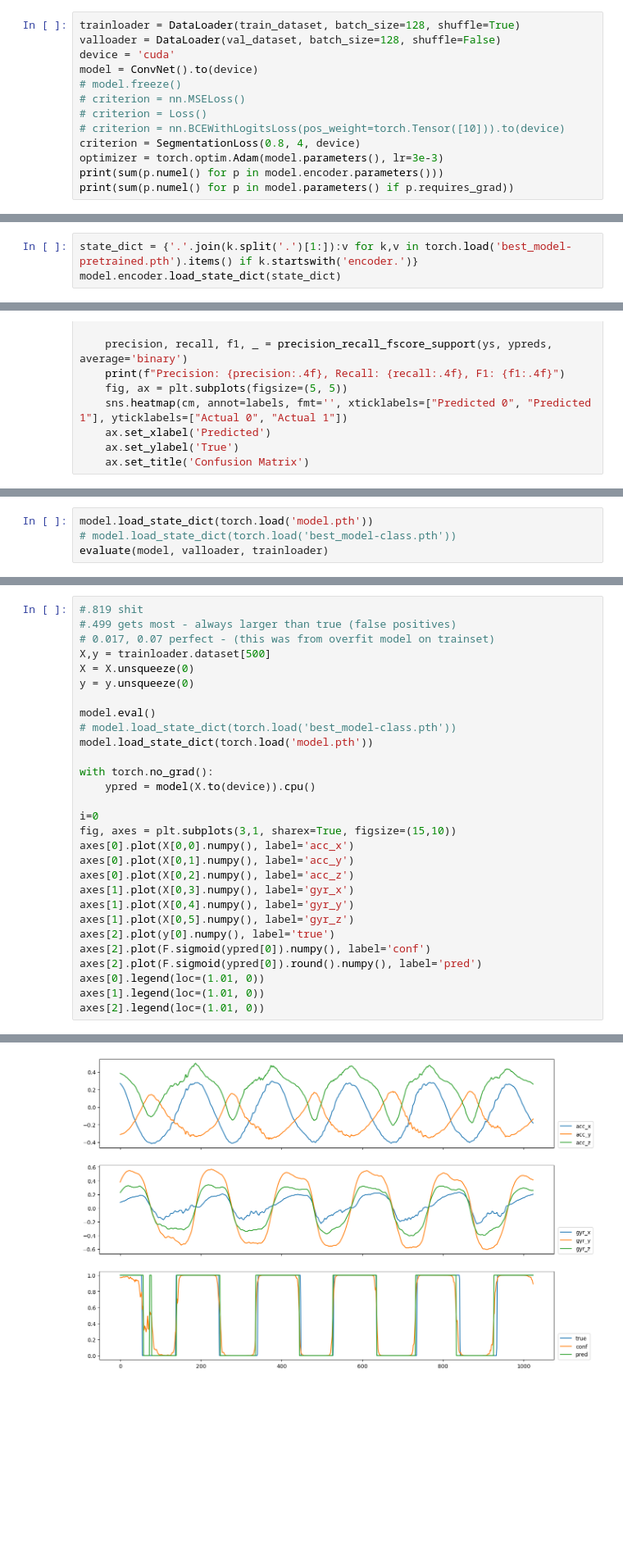
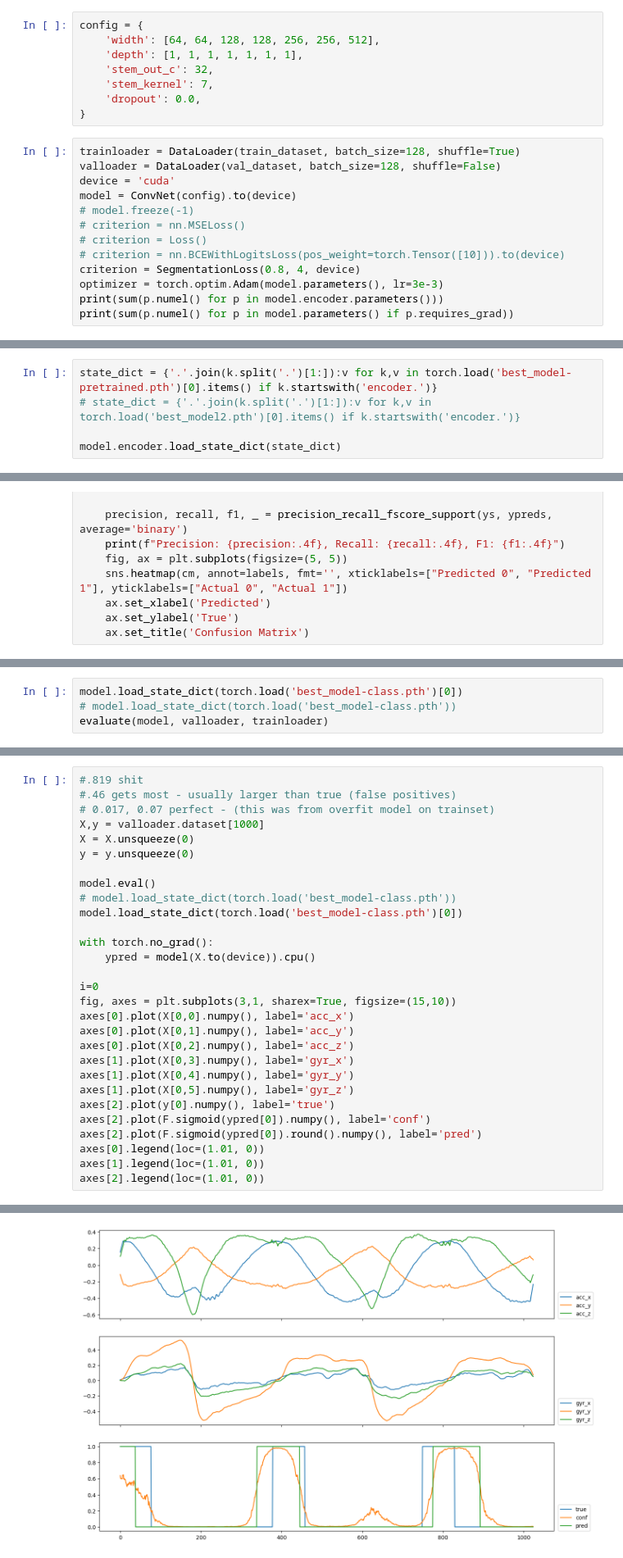
Before and after one commit to Musa-Azeem/AI-hypertrophy-coach, a Jupyter notebook: ml.ipynb, the cells around one changed output, grey strips where cells are left out. Shown at 82% size. Saved outputs shown, nothing was run; the diff lists cells and outputs as text; blank space fills up the shorter version.

```diff
--- a/ml.ipynb
+++ b/ml.ipynb
@@ -267,9 +308,17 @@ class SegmentationLoss(nn.Module):
+# %%
+config = {
+    'width': [64, 64, 128, 128, 256, 256, 512],
+    'depth': [1, 1, 1, 1, 1, 1, 1],
+    'stem_out_c': 32,
+    'stem_kernel': 7,
+    'dropout': 0.0,
+}
 # %%
 trainloader = DataLoader(train_dataset, batch_size=128, shuffle=True)
 valloader = DataLoader(val_dataset, batch_size=128, shuffle=False)
 device = 'cuda'
-model = ConvNet().to(device)
-# model.freeze()
+model = ConvNet(config).to(device)
+# model.freeze(-1)
 # criterion = nn.MSELoss()
 # criterion = Loss()
 # criterion = nn.BCEWithLogitsLoss(pos_weight=torch.Tensor([10])).to(device)
@@ -281,7 +330,9 @@ print(sum(p.numel() for p in model.parameters() if p.requires_grad))
 1047456
 1572768
 # %%
-state_dict = {'.'.join(k.split('.')[1:]):v for k,v in torch.load('best_model-pretrained.pth').items() if k.startswith('encoder.')}
+state_dict = {'.'.join(k.split('.')[1:]):v for k,v in torch.load('best_model-pretrained.pth')[0].items() if k.startswith('encoder.')}
+# state_dict = {'.'.join(k.split('.')[1:]):v for k,v in torch.load('best_model2.pth')[0].items() if k.startswith('encoder.')}
+
 model.encoder.load_state_dict(state_dict)
 # %% [output]
 <All keys matched successfully>
@@ -396,5 +471,5 @@ train_losses, val_losses = train(100, model, trainloader, valloader, criterion,
 # %%
-model.load_state_dict(torch.load('model.pth'))
+model.load_state_dict(torch.load('best_model-class.pth')[0])
 # model.load_state_dict(torch.load('best_model-class.pth'))
 evaluate(model, valloader, trainloader)
 # %% [output]
@@ -405,35 +480,35 @@ Precision: 0.6371, Recall: 0.7265, F1: 0.6789
 # %%
 #.819 shit
-#.499 gets most - always larger than true (false positives)
+#.46 gets most - usually larger than true (false positives)
 # 0.017, 0.07 perfect - (this was from overfit model on trainset)
-X,y = trainloader.dataset[500]
+X,y = valloader.dataset[1000]
 X = X.unsqueeze(0)
 y = y.unsqueeze(0)
 
 model.eval()
 # model.load_state_dict(torch.load('best_model-class.pth'))
-model.load_state_dict(torch.load('model.pth'))
+model.load_state_dict(torch.load('best_model-class.pth')[0])
 
 with torch.no_grad():
     ypred = model(X.to(device)).cpu()
 
 i=0
 fig, axes = plt.subplots(3,1, sharex=True, figsize=(15,10))
 axes[0].plot(X[0,0].numpy(), label='acc_x')
 axes[0].plot(X[0,1].numpy(), label='acc_y')
 axes[0].plot(X[0,2].numpy(), label='acc_z')
 axes[1].plot(X[0,3].numpy(), label='gyr_x')
 axes[1].plot(X[0,4].numpy(), label='gyr_y')
 axes[1].plot(X[0,5].numpy(), label='gyr_z')
 axes[2].plot(y[0].numpy(), label='true')
 axes[2].plot(F.sigmoid(ypred[0]).numpy(), label='conf')
 axes[2].plot(F.sigmoid(ypred[0]).round().numpy(), label='pred')
 axes[0].legend(loc=(1.01, 0))
 axes[1].legend(loc=(1.01, 0))
 axes[2].legend(loc=(1.01, 0))
 # %% [output]
 <matplotlib.legend.Legend at 0x...>
-[figure, old version]
+[figure, new version]
 # %%
 X,y = next(iter(valloader))
 
```
Also changed, not shown: parts of 7 cells of this notebook, 6 other files.
